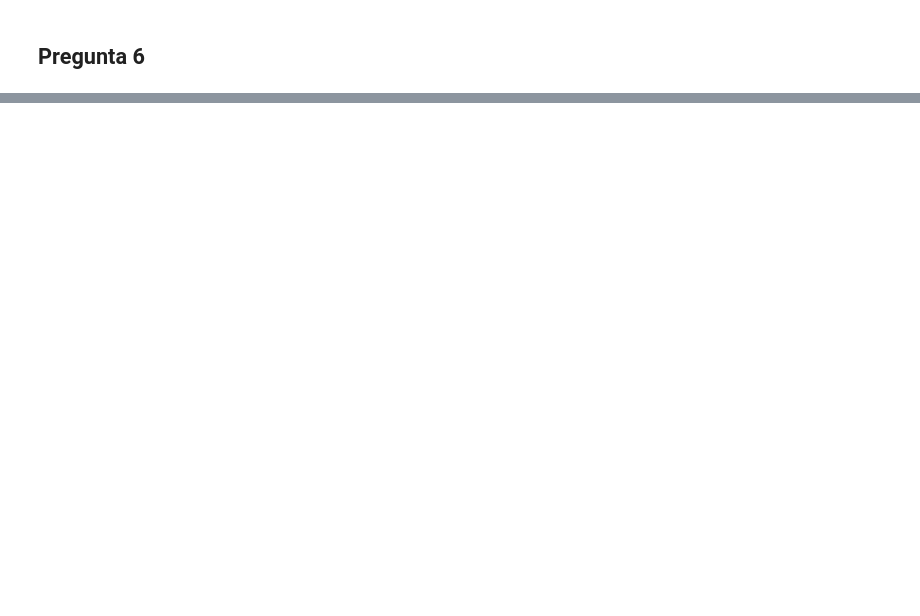
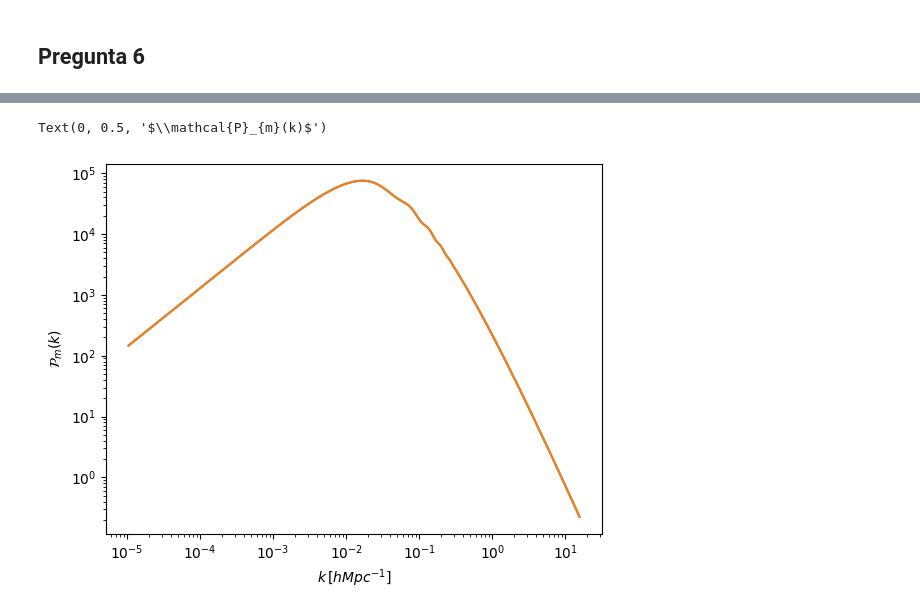
Before and after one commit to Mazroj/Cosmology_spring_25, a Jupyter notebook: tareas/tarea_3.ipynb, the cells around one changed output, grey strips where cells are left out. Drawn from its saved outputs; the diff is of its cells as text; code cells hidden in the pictures; blank space fills up the shorter version.

```diff
--- a/tareas/tarea_3.ipynb
+++ b/tareas/tarea_3.ipynb
@@ -56,0 +30,10 @@ Text(0.5, 0, '$\\ell$')
+# %%
+kh2, zs, Pk = results.get_linear_matter_power_spectrum(hubble_units=False)
+
+plt.loglog(kh, matter_power)
+plt.loglog(kh, Pk[0,:])
+plt.xlabel(r'$k\, [h Mpc^{-1}]$');
+plt.ylabel(r'$\mathcal{P}_{m}(k)$')
+# %% [output]
+Text(0, 0.5, '$\\mathcal{P}_{m}(k)$')
+[figure, added]
```
Also changed, not shown: parts of 8 cells of this notebook.
